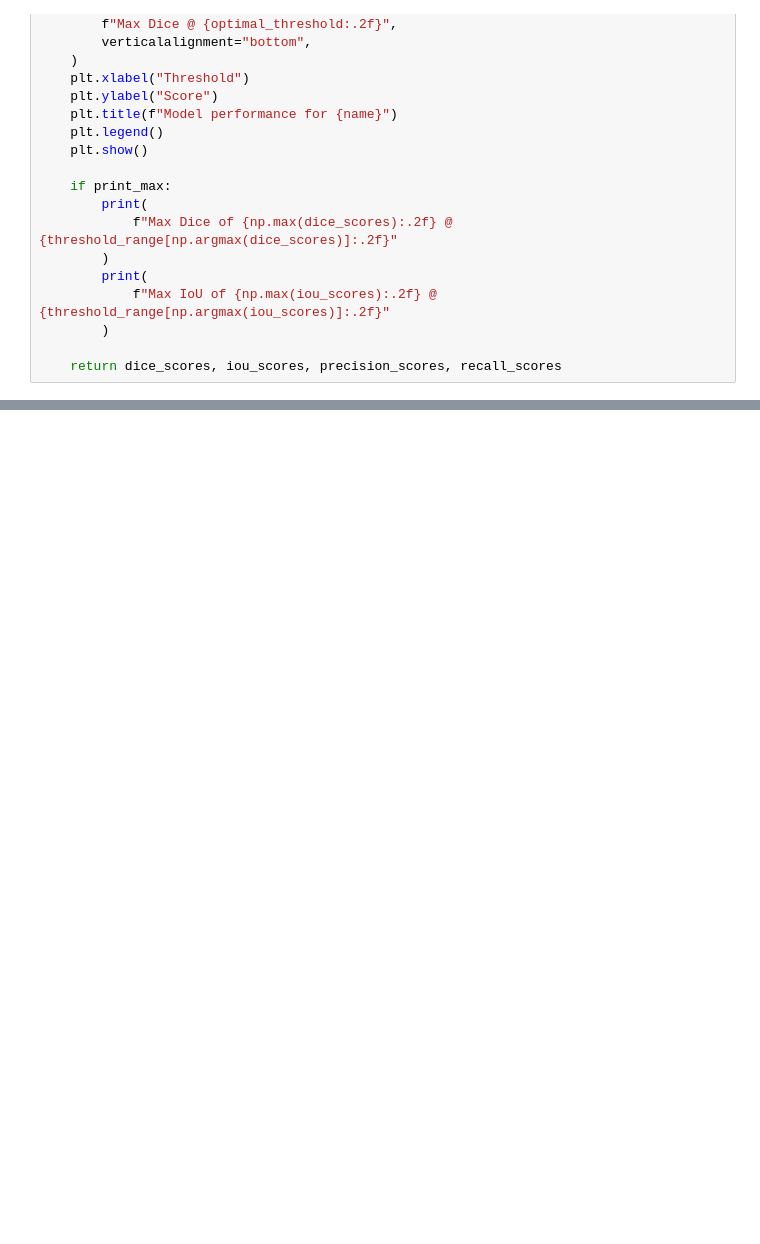
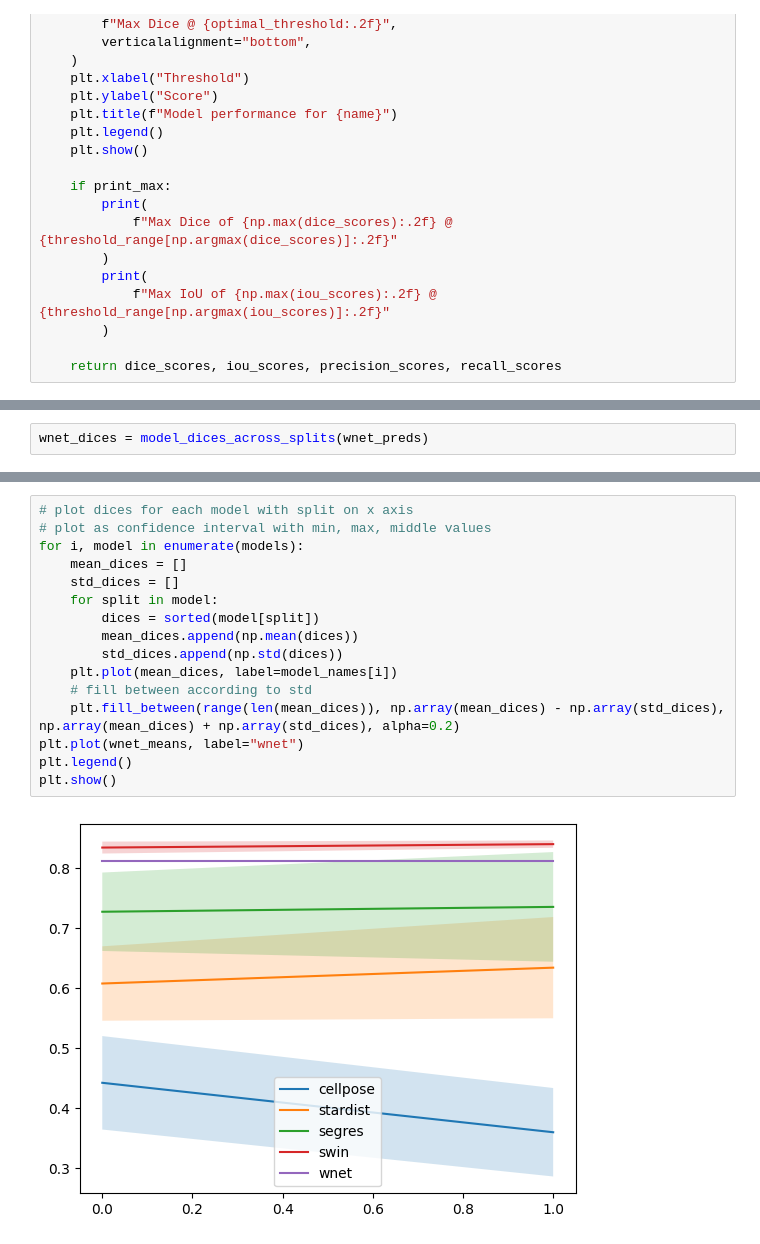
Before and after one commit to C-Achard/stardist, a Jupyter notebook: examples/3D/SPLITS_FIGURE/splits_benchmark.ipynb, the cells around one changed output, grey strips where cells are left out. Drawn from its saved outputs; the diff is of its cells as text; blank space fills up the shorter version.

```diff
--- a/examples/3D/SPLITS_FIGURE/splits_benchmark.ipynb
+++ b/examples/3D/SPLITS_FIGURE/splits_benchmark.ipynb
@@ -176,0 +350,2 @@ c5_preds = {
+# %%
+wnet_dices = model_dices_across_splits(wnet_preds)
@@ -176,0 +402,18 @@ c5_preds = {
+# %%
+# plot dices for each model with split on x axis
+# plot as confidence interval with min, max, middle values
+for i, model in enumerate(models):
+    mean_dices = []
+    std_dices = []
+    for split in model:
+        dices = sorted(model[split])
+        mean_dices.append(np.mean(dices))
+        std_dices.append(np.std(dices))
+    plt.plot(mean_dices, label=model_names[i])
+    # fill between according to std
+    plt.fill_between(range(len(mean_dices)), np.array(mean_dices) - np.array(std_dices), np.array(mean_dices) + np.array(std_dices), alpha=0.2)
+plt.plot(wnet_means, label="wnet")
+plt.legend()
+plt.show()
+# %% [output]
+[figure, added]
```
Also changed, not shown: parts of 12 cells of this notebook.
